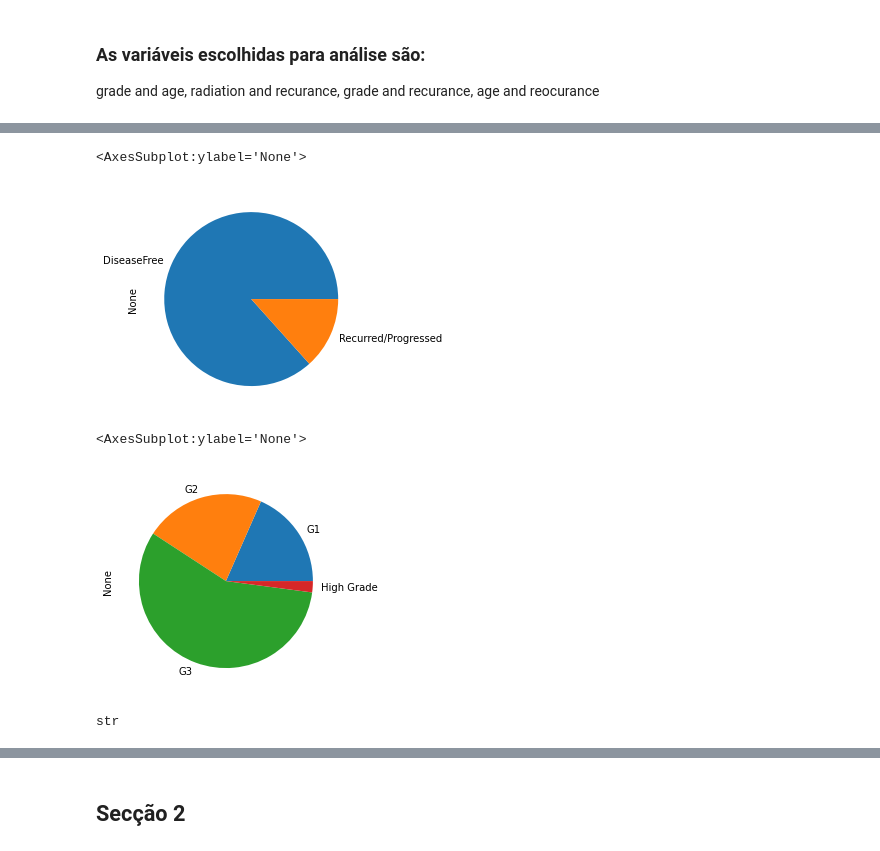
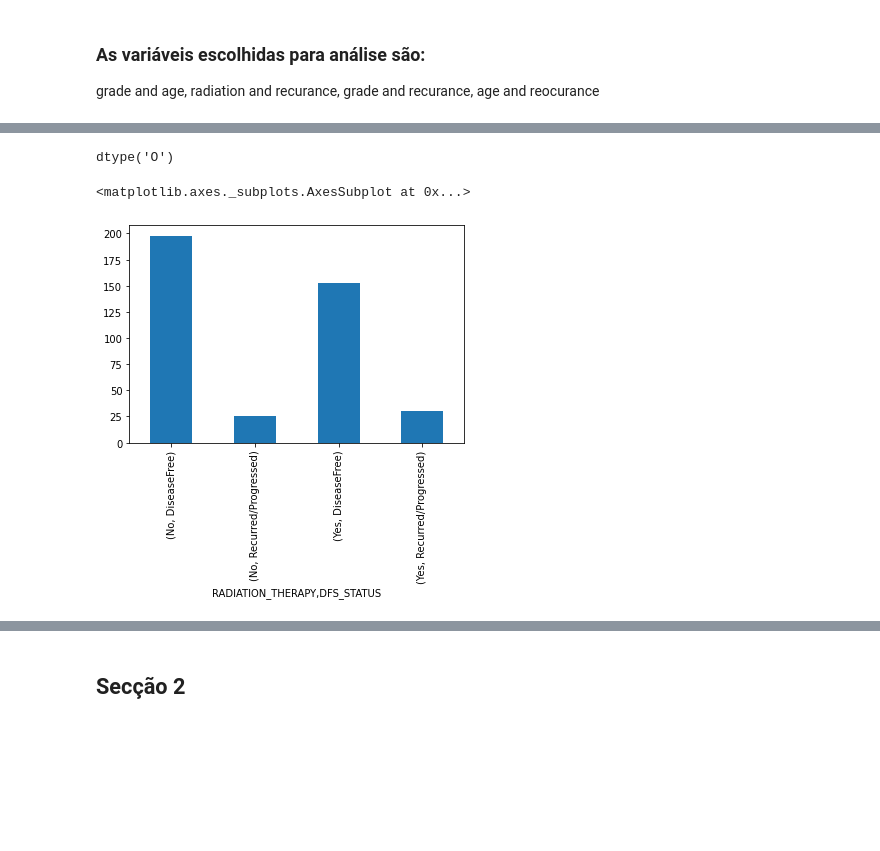
Before and after one commit to anacar28/Bio_inf_trabalho, a Jupyter notebook: dataset4.ipynb, the cells around one changed output, grey strips where cells are left out. Cells and saved outputs as stored; diff of their text form; code cells hidden in the pictures; blank space fills up the shorter version.

```diff
--- a/dataset4.ipynb
+++ b/dataset4.ipynb
@@ -122,3 +137,9 @@ data_sample.head()
 | PATIENT_ID | SAMPLE_ID | ONCOTREE_CODE | CANCER_TYPE | CANCER_TYPE_DETAILED | TUMOR_TYPE | ... |
 | TCGA-2E-A9G8 | TCGA-2E-A9G8-01 | UEC | Endometrial Carcinoma | Uterine Endometrioid Carcinoma | Endometrioid Endometrial Adenocar... | ... |
 5 rows × 51 columns
+# %%
+for col in data_patient.columns:
+    if len(data_patient[col].unique()) == 1:
+        data_patient.drop(col,inplace=True,axis=1)
+
+# elimina colunas com valor único-> de 30 para 27 colunas
@@ -147,0 +184,4 @@ data_sample.describe()
+# %%
+for col in data_sample.columns:
+    if len(data_sample[col].unique()) == 1:
+        data_sample.drop(col,inplace=True,axis=1) # elimina colunas com valor único-> de 51 para 49 colunas
@@ -233,3 +260,11 @@ unified_meta.drop(['CANCER_TYPE_ACRONYM','SUBTYPE'],axis=1) #informação redund
+# %%
+age_drop=unified_meta[unified_meta['AGE'].isnull()]
+i=0
+for i in range(len(age_drop)):
+  data=data.drop(labels=[age_drop.index[i]],axis=1)
+#retira colunas dos dados onde a idade é nan
+unified_meta=unified_meta.dropna(subset = ['AGE'])
+#retira linhas dos metadados onde idade é nan
 # %% [markdown]
 ### As variáveis escolhidas para análise são:
 grade and age, radiation and recurance, grade and recurance, age and reocurance
@@ -235,0 +291,2 @@ grade and age, radiation and recurance, grade and recurance, age and reocurance
+# %%
+unified_meta = unified_meta.astype({'AGE':'int'}) #para representar as variaveis AGE num grafico foi preciso alterar os caracteres para int
@@ -236,10 +304,9 @@ grade and age, radiation and recurance, grade and recurance, age and reocurance
+# %%
+unified_meta['DFS_STATUS'].dtypes
+# %% [output]
+dtype('O')
 # %%
-unified_meta.groupby("DFS_STATUS").size().plot.pie()
+unified_meta.groupby(['RADIATION_THERAPY','DFS_STATUS']).size().plot.bar() # Podemos ver que
 # %% [output]
-<AxesSubplot:ylabel='None'>
+<matplotlib.axes._subplots.AxesSubplot at 0x...>
-[figure, old version]
+[figure, new version]
-# %%
-unified_meta.groupby("GRADE").size().plot.pie()
-# %% [output]
-<AxesSubplot:ylabel='None'>
-[figure, removed]
@@ -250,4 +312,0 @@ unified_meta['GRADE']=pd.to_numeric(unified_meta['GRADE'])
-# %%
-type('GRADE')
-# %% [output]
-str
```
Also changed, not shown: parts of 54 cells of this notebook.
